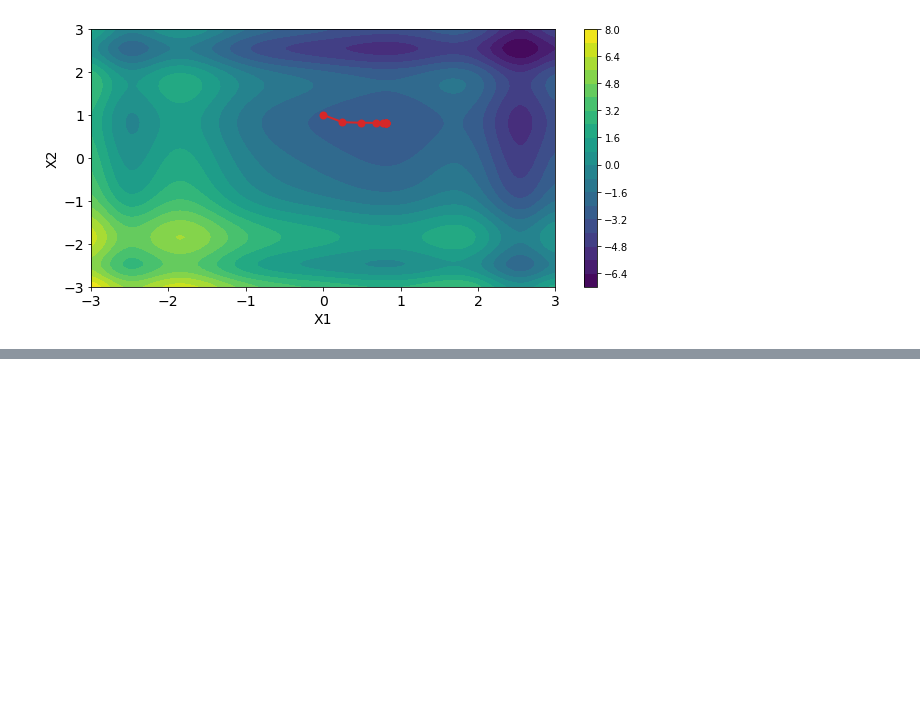
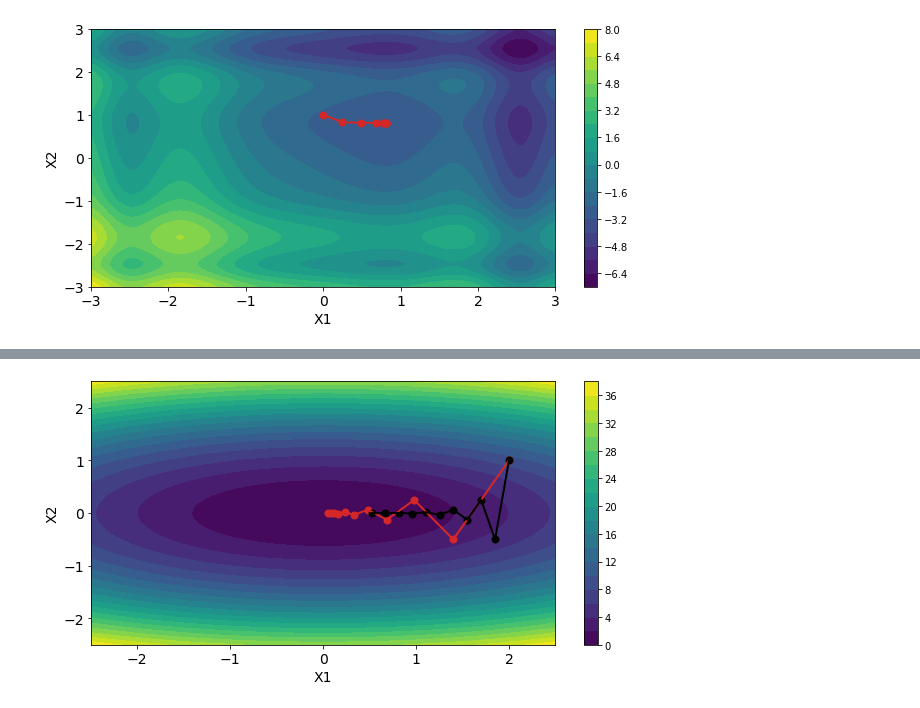
Before and after one commit to hushchyn-mikhail/acronis_ml, a Jupyter notebook: gradient_descent.ipynb, the cells around one changed output, grey strips where cells are left out. Drawn from its saved outputs; the diff is of its cells as text; code cells hidden in the pictures; blank space fills up the shorter version.

```diff
--- a/gradient_descent.ipynb
+++ b/gradient_descent.ipynb
@@ -88,0 +103,5 @@ plt.show()
+# %%
+x_0 = np.array([2, 1])
+
+alpha = 0.15
+n_iters = 11
@@ -88,0 +191,33 @@ plt.show()
+# %%
+# Generate grid
+N = 100
+box = 2.5
+x1 = np.linspace(-box, box, N)
+x2 = np.linspace(-box, box, N)
+
+x1_grid, x2_grid = np.meshgrid(x1, x2)
+f_grid = f([x1_grid, x2_grid])
+# %%
+plt.figure(figsize=(9, 4.5))
+plt.contourf(x1, x2, f_grid, levels=20)
+plt.colorbar()
+
+plt.scatter(x_iters[:, 0], x_iters[:, 1], color='C3', linewidth=2)
+plt.plot(x_iters[:, 0], x_iters[:, 1], color='C3', linewidth=2)
+
+plt.scatter(x_iters_adam[:, 0], x_iters[:, 1], color='0', linewidth=2)
+plt.plot(x_iters_adam[:, 0], x_iters[:, 1], color='0', linewidth=2)
+
+plt.xlabel('X1', size=14)
+plt.xticks(size=14)
+
+plt.ylabel('X2', size=14)
+plt.yticks(size=14)
+
+plt.xlim(-box, box)
+plt.ylim(-box, box)
+
+plt.tight_layout()
+plt.show()
+# %% [output]
+[figure, added]
```
Also changed, not shown: parts of 4 cells of this notebook.
